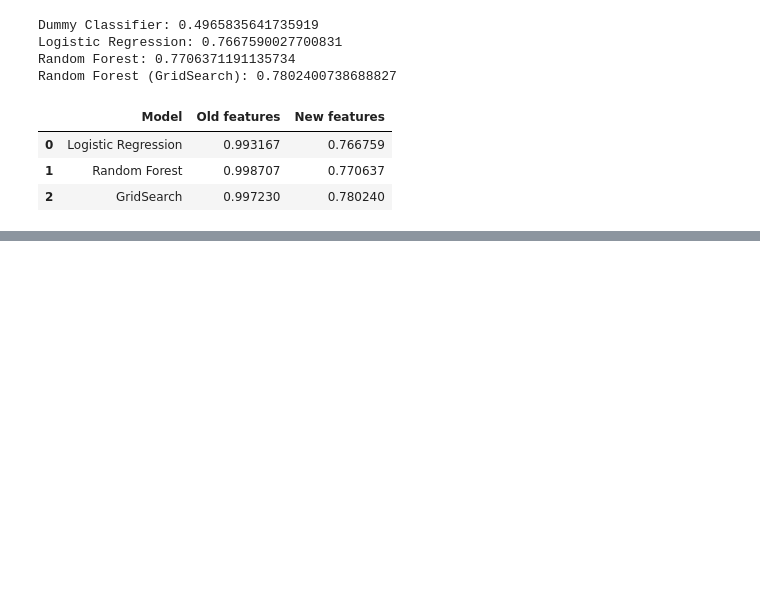
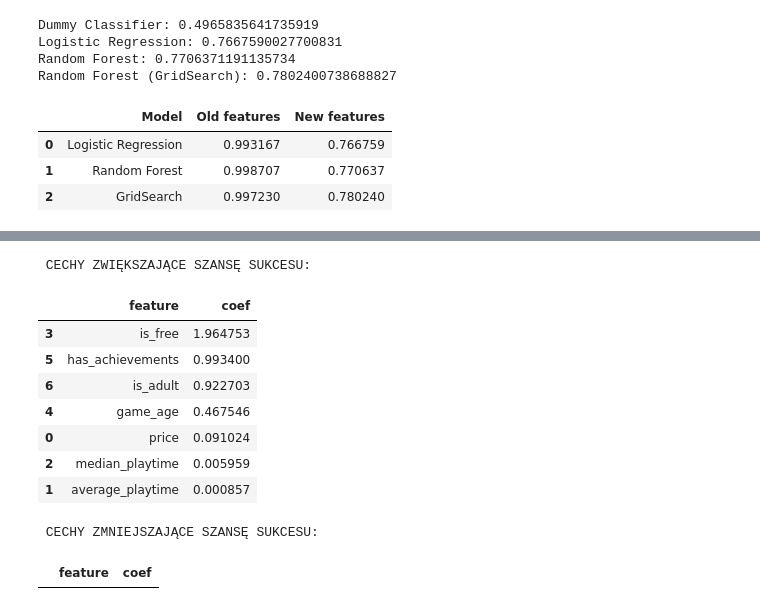
Before and after one commit to philippwaleria1-blip/steam-ml-project, a Jupyter notebook: ml_steam.ipynb, the cells around one changed output, grey strips where cells are left out. Saved outputs shown, nothing was run; the diff lists cells and outputs as text; code cells hidden in the pictures; blank space fills up the shorter version.

Commit message:
Add interpretation table of features with positive coefficients

```diff
--- a/ml_steam.ipynb
+++ b/ml_steam.ipynb
@@ -475,0 +495,30 @@ results
+# %%
+
+coefficients = lr2.coef_[0]
+features = X_new.columns
+
+coef_df = pd.DataFrame({
+    "feature": features,
+    "coef": coefficients
+})
+
+plus = coef_df[coef_df["coef"] > 0].sort_values("coef", ascending=False)
+minus = coef_df[coef_df["coef"] < 0].sort_values("coef")
+
+print(" CECHY ZWIĘKSZAJĄCE SZANSĘ SUKCESU:")
+display(plus)
+
+print("\n CECHY ZMNIEJSZAJĄCE SZANSĘ SUKCESU:")
+display(minus)
+# %% [output]
+ CECHY ZWIĘKSZAJĄCE SZANSĘ SUKCESU:
+|  | feature | coef |
+| 3 | is_free | 1.964753 |
+| 5 | has_achievements | 0.993400 |
+| 6 | is_adult | 0.922703 |
+| 4 | game_age | 0.467546 |
+| 0 | price | 0.091024 |
+| 2 | median_playtime | 0.005959 |
+| 1 | average_playtime | 0.000857 |
+ CECHY ZMNIEJSZAJĄCE SZANSĘ SUKCESU:
+|  | feature | coef |
```
Also changed, not shown: parts of 1 cell of this notebook.
